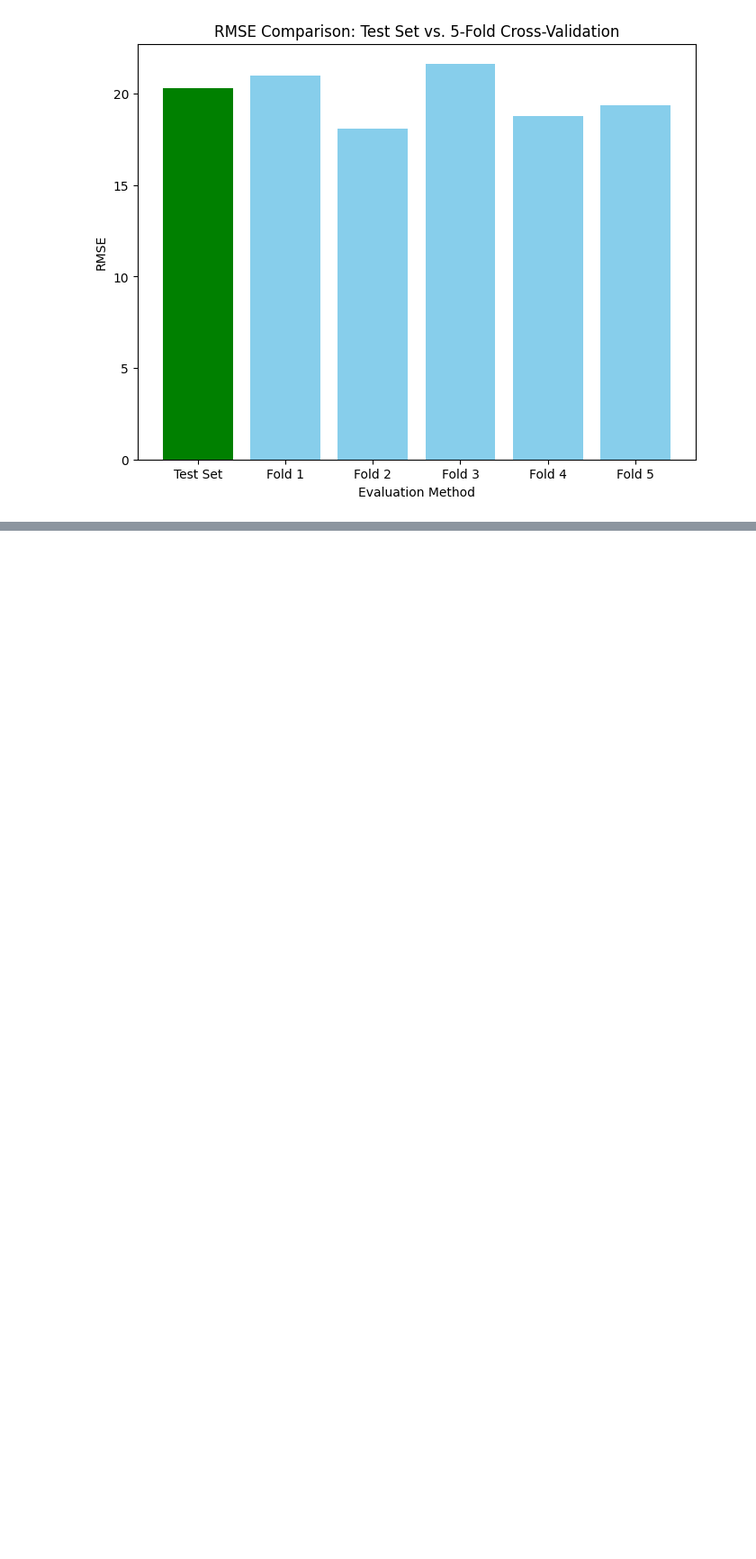
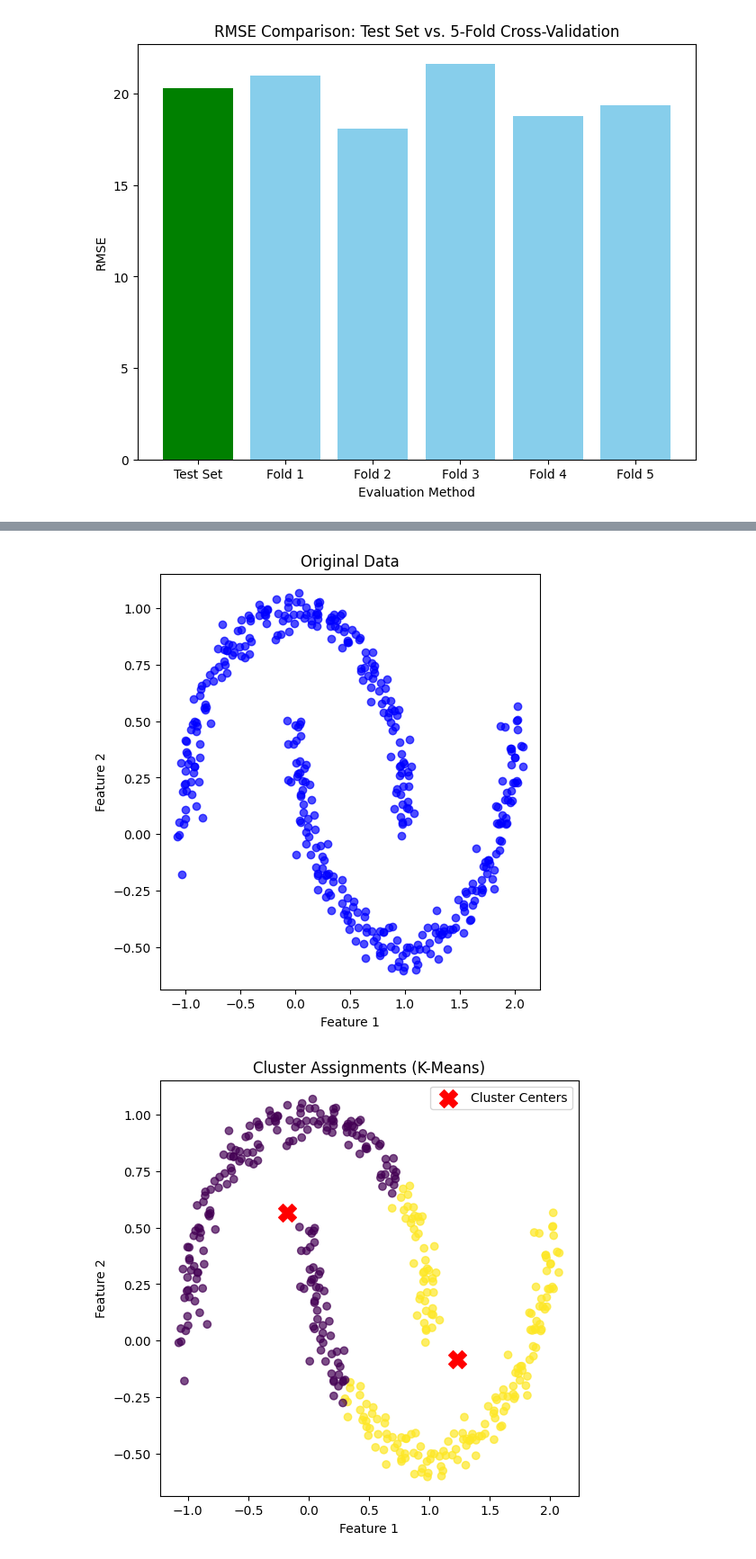
Before and after one commit to MehrdadJalali-AI/Statistics-and-Machine-Learning, a Jupyter notebook: C2_ML.ipynb, the cells around one changed output, grey strips where cells are left out. Shown at 90% size. Cells and saved outputs as stored; diff of their text form; code cells hidden in the pictures; blank space fills up the shorter version.

```diff
--- a/C2_ML.ipynb
+++ b/C2_ML.ipynb
@@ -1750,0 +1921,39 @@ Average RMSE across 5-Fold Cross-Validation: 19.78
+# %%
+import numpy as np
+import matplotlib.pyplot as plt
+from sklearn.datasets import make_moons
+from sklearn.cluster import KMeans
+
+# Generate synthetic data with two non-linear clusters
+np.random.seed(0)
+X, _ = make_moons(n_samples=400, noise=0.05, random_state=42)
+
+# Initialize K-means with K=2 (number of clusters)
+kmeans = KMeans(n_clusters=2, init='k-means++', random_state=42)
+
+# Fit K-means to the data
+kmeans.fit(X)
+
+# Create separate plots for original data and clustered data
+plt.figure(figsize=(12, 6))
+
+# Plot the original data
+plt.subplot(1, 2, 1)
+plt.scatter(X[:, 0], X[:, 1], c='blue', alpha=0.7)
+plt.xlabel('Feature 1')
+plt.ylabel('Feature 2')
+plt.title('Original Data')
+
+# Create a new figure for the clustered data
+plt.figure(figsize=(6, 6))
+plt.scatter(X[:, 0], X[:, 1], c=kmeans.labels_, cmap='viridis', alpha=0.7)
+plt.scatter(kmeans.cluster_centers_[:, 0], kmeans.cluster_centers_[:, 1], s=200, c='red', marker='X', label='Cluster Centers')
+plt.xlabel('Feature 1')
+plt.ylabel('Feature 2')
+plt.title('Cluster Assignments (K-Means)')
+plt.legend()
+
+plt.show()
+# %% [output]
+[figure, added]
+[figure, added]
```
Also changed, not shown: parts of 13 cells of this notebook.
